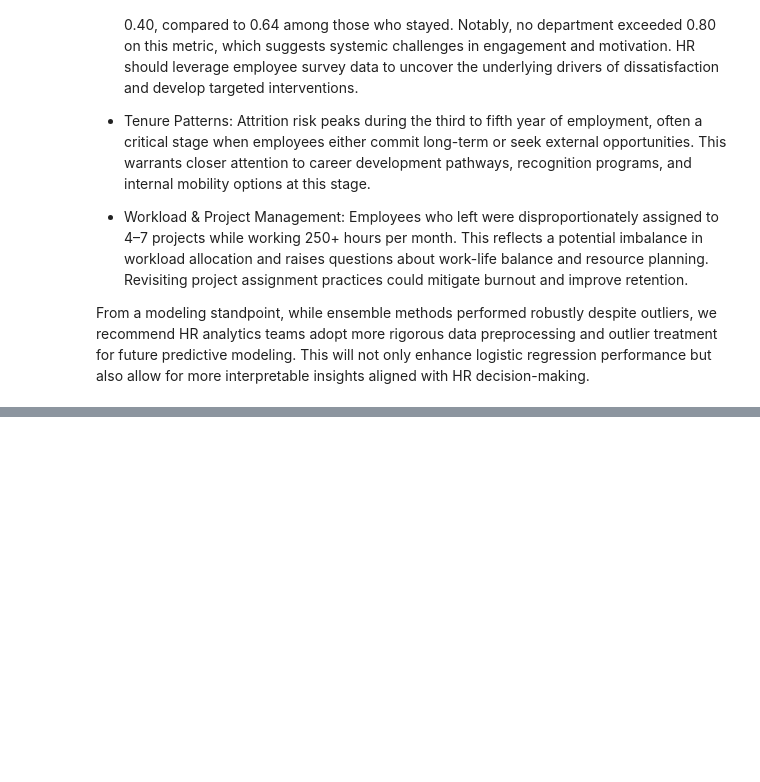
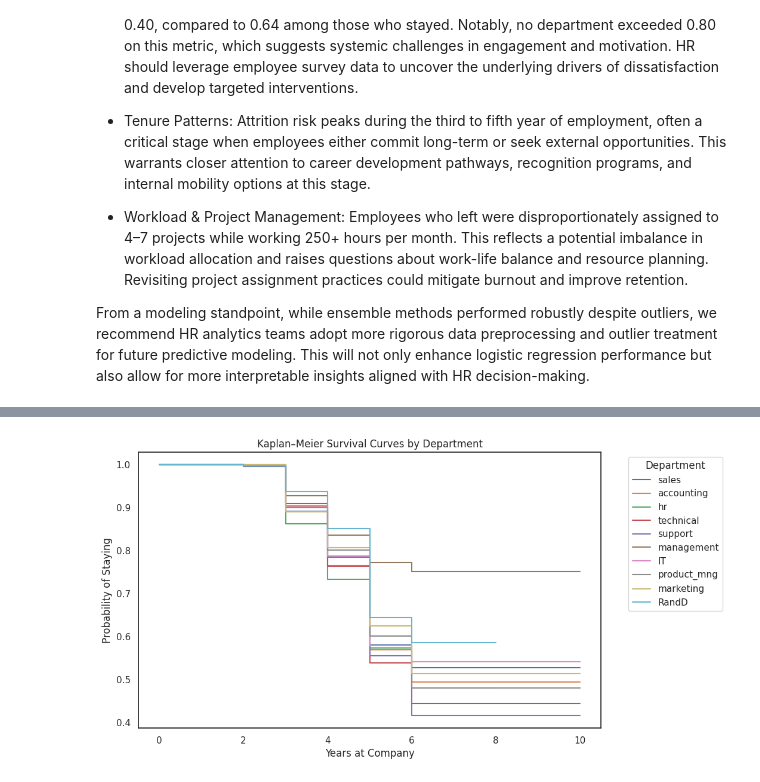
Before and after one commit to jenelaineDC/DSML-PROJECTS, a Jupyter notebook: HR Analytics/HR_Analytics.ipynb, the cells around one changed output, grey strips where cells are left out. Drawn from its saved outputs; the diff is of its cells as text; code cells hidden in the pictures; blank space fills up the shorter version.

```diff
--- a/HR Analytics/HR_Analytics.ipynb
+++ b/HR Analytics/HR_Analytics.ipynb
@@ -1231,0 +1424,15 @@ From a modeling standpoint, while ensemble methods performed robustly despite ou
+# %%
+plt.figure(figsize=(10, 6))
+
+for dept in df0['department'].unique():
+    mask = df0['department'] == dept
+    kmf.fit(T[mask], event_observed=E[mask], label=dept)
+    kmf.plot(ci_show=False)
+
+plt.title("Kaplan–Meier Survival Curves by Department")
+plt.xlabel("Years at Company")
+plt.ylabel("Probability of Staying")
+plt.legend(title="Department", bbox_to_anchor=(1.05, 1), loc='upper left')
+plt.show()
+# %% [output]
+[figure, added]
```
Also changed, not shown: parts of 27 cells of this notebook.
